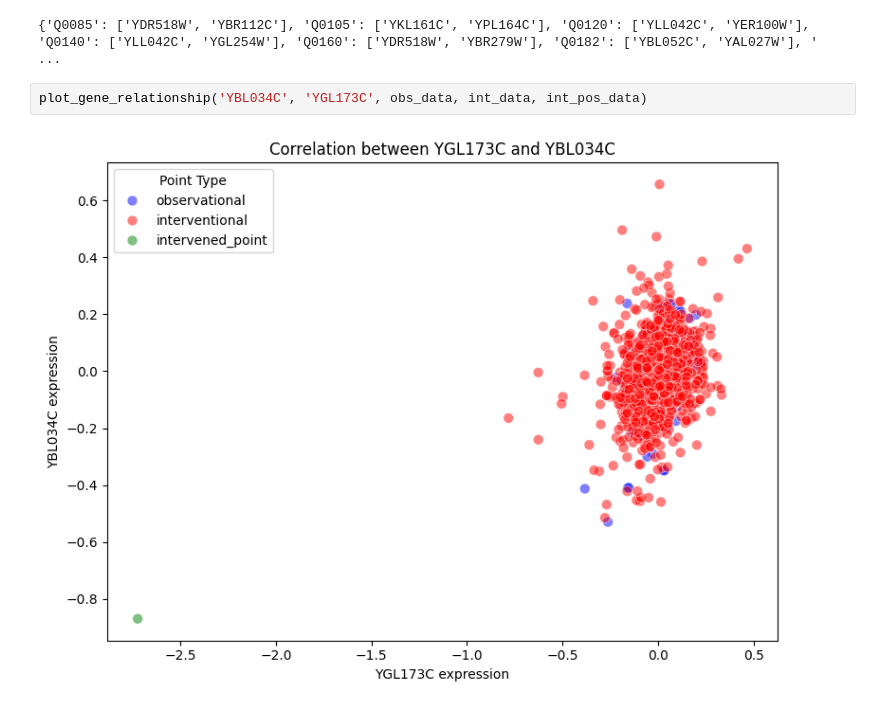
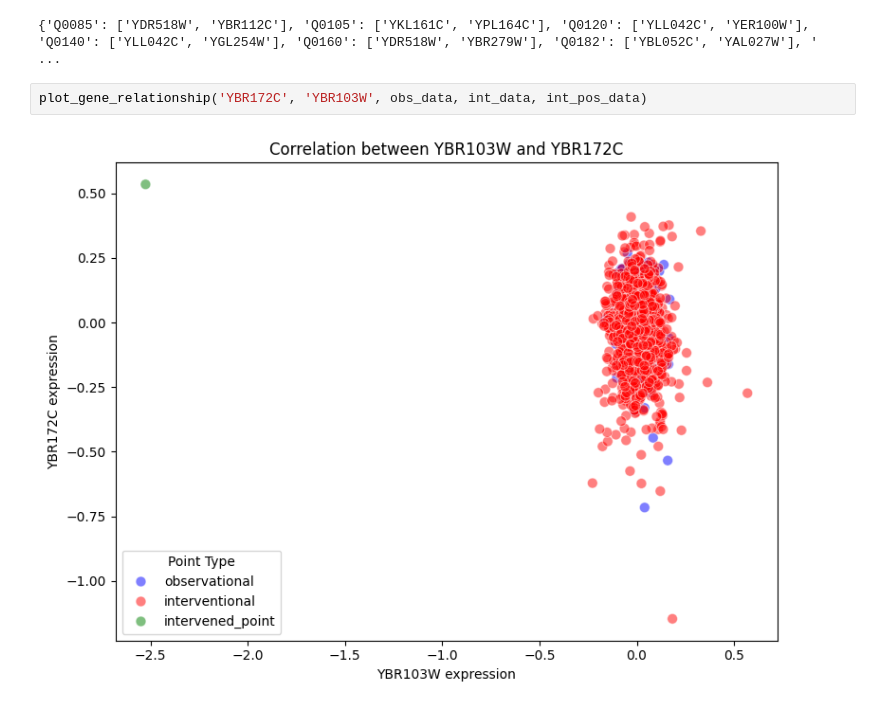
Before and after one commit to bonkh/ICM-replication, a Jupyter notebook: Experiment2/test.ipynb, the cells around one changed output. Saved outputs shown, nothing was run; the diff lists cells and outputs as text.

```diff
--- a/Experiment2/test.ipynb
+++ b/Experiment2/test.ipynb
@@ -212,6 +212,6 @@ print(data)
 # %% [output]
 {'Q0085': ['YDR518W', 'YBR112C'], 'Q0105': ['YKL161C', 'YPL164C'], 'Q0120': ['YLL042C', 'YER100W'], 'Q0140': ['YLL042C', 'YGL254W'], 'Q0160': ['YDR518W', 'YBR279W'], 'Q0182': ['YBL052C', 'YAL027W'], ' ...
 # %%
-plot_gene_relationship('YBL034C', 'YGL173C', obs_data, int_data, int_pos_data)
+plot_gene_relationship('YBR172C', 'YBR103W', obs_data, int_data, int_pos_data)
 # %% [output]
-[figure, old version]
+[figure, new version]
```
Also changed, not shown: 2 other files.
